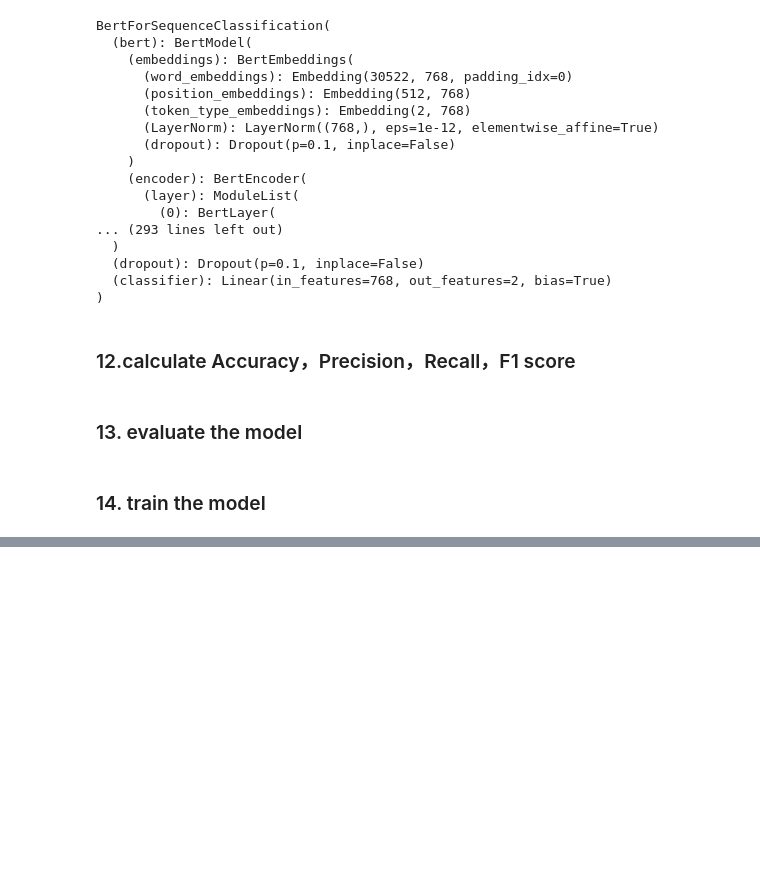
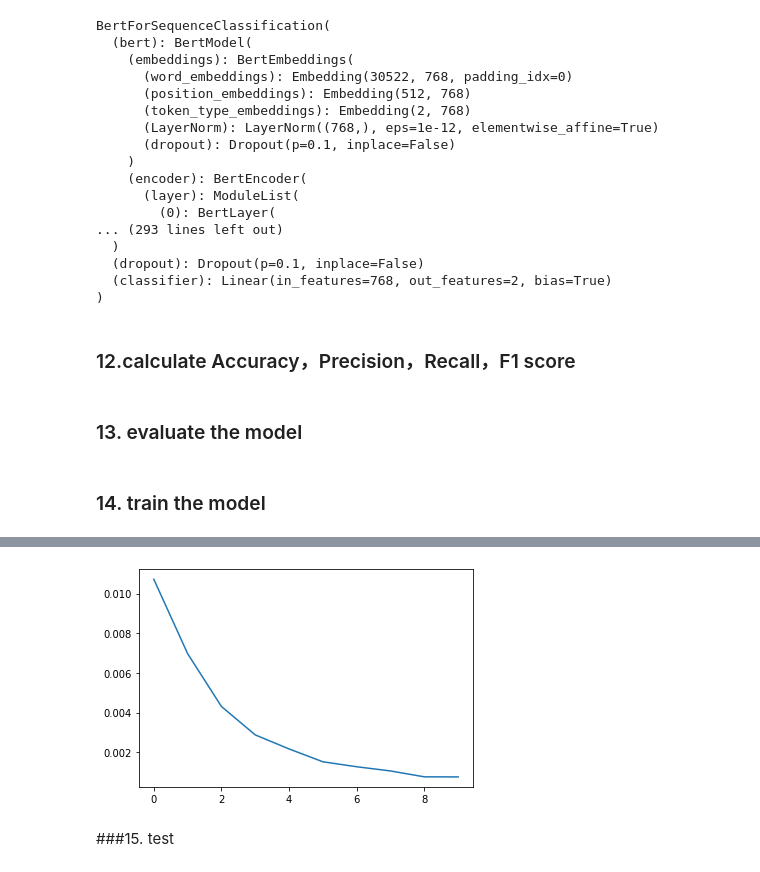
Before and after one commit to xdyhay/cmpt733_project, a Jupyter notebook: bert/bert.ipynb, the cells around one changed output, grey strips where cells are left out. Cells and saved outputs as stored; diff of their text form; code cells hidden in the pictures; blank space fills up the shorter version.

```diff
--- a/bert/bert.ipynb
+++ b/bert/bert.ipynb
@@ -172,8 +171,7 @@ eval_loader = DataLoader(val_dataset, batch_size=batch_size, shuffle=False)
 # %% [markdown]
 ### 11. load the model
 # %%
-device = torch.device('cuda:0') if torch.cuda.is_available() else torch.device(
-    'cpu')
+device = torch.device('cuda:0') if torch.cuda.is_available() else torch.device('cpu')
 model = BertForSequenceClassification.from_pretrained(
     "bert-base-uncased", num_labels=len(label2id))
 model.to(device)
@@ -222,14 +220,19 @@ def eval_model(model, eval_loader):
     model.eval()
     labels = []
     preds = []
+    eval_loss = 0
     for idx, batch in enumerate(eval_loader):
         input_ids = batch['input_ids'].to(device)
+        batch_labels = batch['labels'].to(device)
         labels.extend(batch['labels'].numpy())
-        outputs = model(input_ids)
-        preds.extend(torch.argmax(outputs[0], dim=-1).cpu().numpy())
+        outputs = model(input_ids=input_ids, labels=batch_labels)
+        loss = outputs.loss
+        eval_loss += loss.item()
+        preds.extend(torch.argmax(outputs.logits, dim=-1).cpu().numpy())
     accuracy, precision, recall, f1 = compute_metrics(labels, preds)
+    eval_loss = eval_loss / len(val_dataset)
     model.train()
-    return accuracy, precision, recall, f1
+    return accuracy, precision, recall, f1, eval_loss
 # %% [markdown]
 ### 14. train the model
 # %%
@@ -251,11 +254,13 @@ optim = AdamW(optimizer_grouped_parameters, lr=lr)
 best_acc = 0
 epoch = 10
 path = 'model_best_bert'
-
+train_losses = []
+eval_stats = {'Epoch':[], 'Loss':[], 'Accuracy':[], 'Precision':[], 'Recall':[], 'F1':[]}
 writer = SummaryWriter(
     comment='-bert-ep{}-bs{}-lr{}'
              .format(epoch, batch_size, lr)
 )
+
 for e in tqdm(range(epoch), desc='Epoch'):
     train_loss = 0
     for idx, batch in tqdm(enumerate(train_loader),
@@ -265,7 +270,7 @@ for e in tqdm(range(epoch), desc='Epoch'):
         input_ids = batch['input_ids'].to(device)
         labels = batch['labels'].to(device)
         outputs = model(input_ids=input_ids, labels=labels)
-        loss = outputs[0]
+        loss = outputs.loss
         train_loss += loss.item()
 
         loss.backward()
@@ -278,14 +283,28 @@ for e in tqdm(range(epoch), desc='Epoch'):
         f'Epoch-{e}, Loss: {train_loss}')
     logging.info(
         f'Epoch {e}, present best acc: {best_acc}, start evaluating.')
-    accuracy, precision, recall, f1 = eval_model(model, eval_loader)
-    print('train_loss:', train_loss)
+    accuracy, precision, recall, f1, eval_loss = eval_model(model, eval_loader)
+    train_losses.append(train_loss)
+    eval_stats['Epoch'].append(e)
+    eval_stats['Loss'].append(eval_loss)
+    eval_stats['Accuracy'].append(accuracy)
+    eval_stats['Precision'].append(precision)
+    eval_stats['Recall'].append(recall)
+    eval_stats['F1'].append(f1)
     writer.add_scalar('dev_accuracy', accuracy, e)
     writer.add_scalar('dev_precision', precision, e)
     writer.add_scalar('dev_recall', recall, e)
     writer.add_scalar('dev_f1', f1, e)
+    print(f'Epoch:{e+1}/{epoch}')
+    print('Train loss:', train_loss)
+    print('Validation loss:', eval_loss)
+    print('Accuracy:', accuracy)
+    print('Precision:', precision)
+    print('Recall:', recall)
+    print('F1:', f1)
     if accuracy > best_acc:
         model.save_pretrained(path)
         tokenizer.save_pretrained(path)
         best_acc = accuracy
+print('Finished Training.')
 # %% [output]
@@ -310,0 +424,5 @@ train_loss: 0.0007543902056925451
+# %%
+plt.plot(train_losses)
+plt.show()
+# %% [output]
+[figure, added]
@@ -310,0 +439,2 @@ train_loss: 0.0007543902056925451
+# %% [markdown]
+###15. test
```
Also changed, not shown: parts of 18 cells of this notebook.
